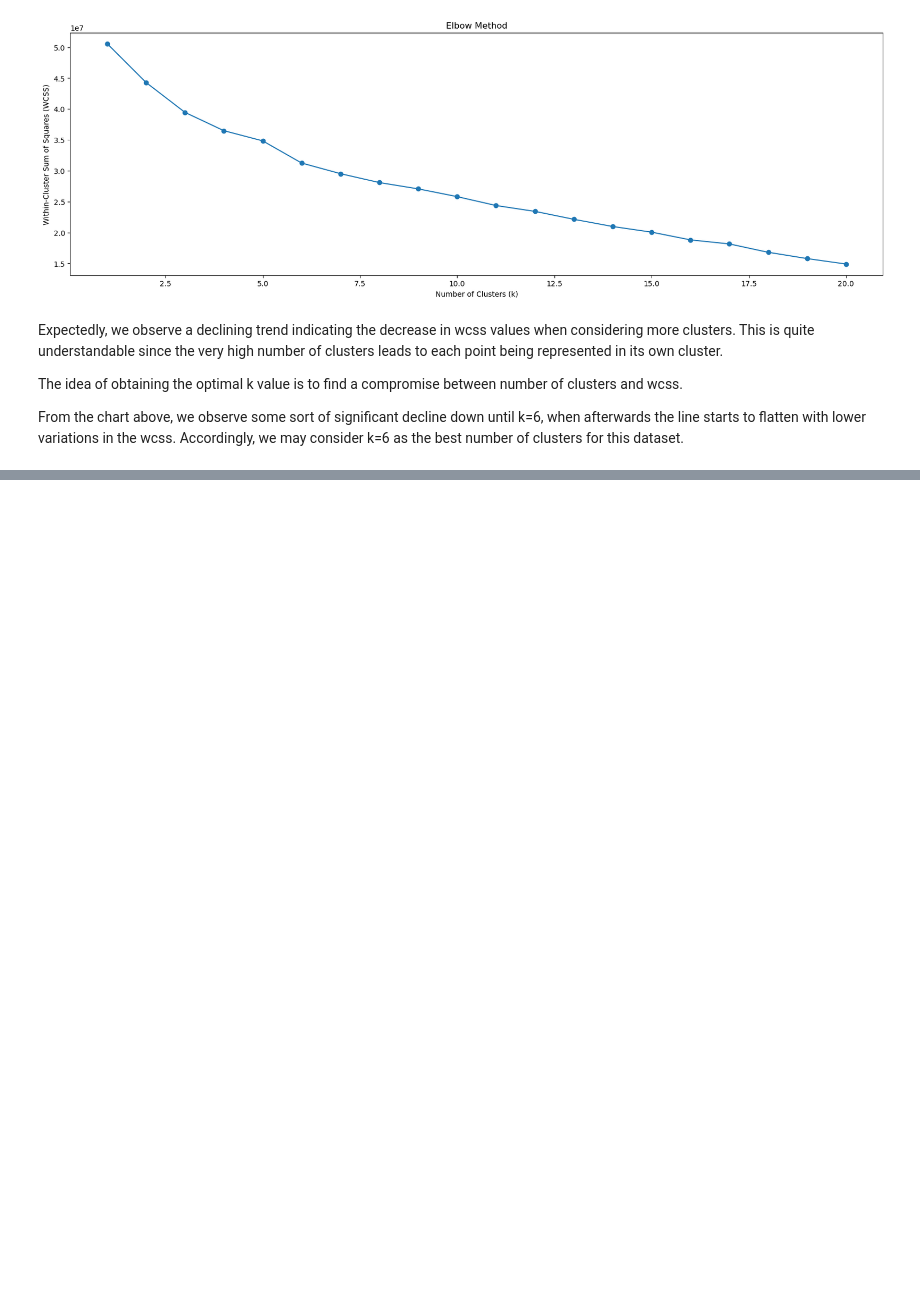
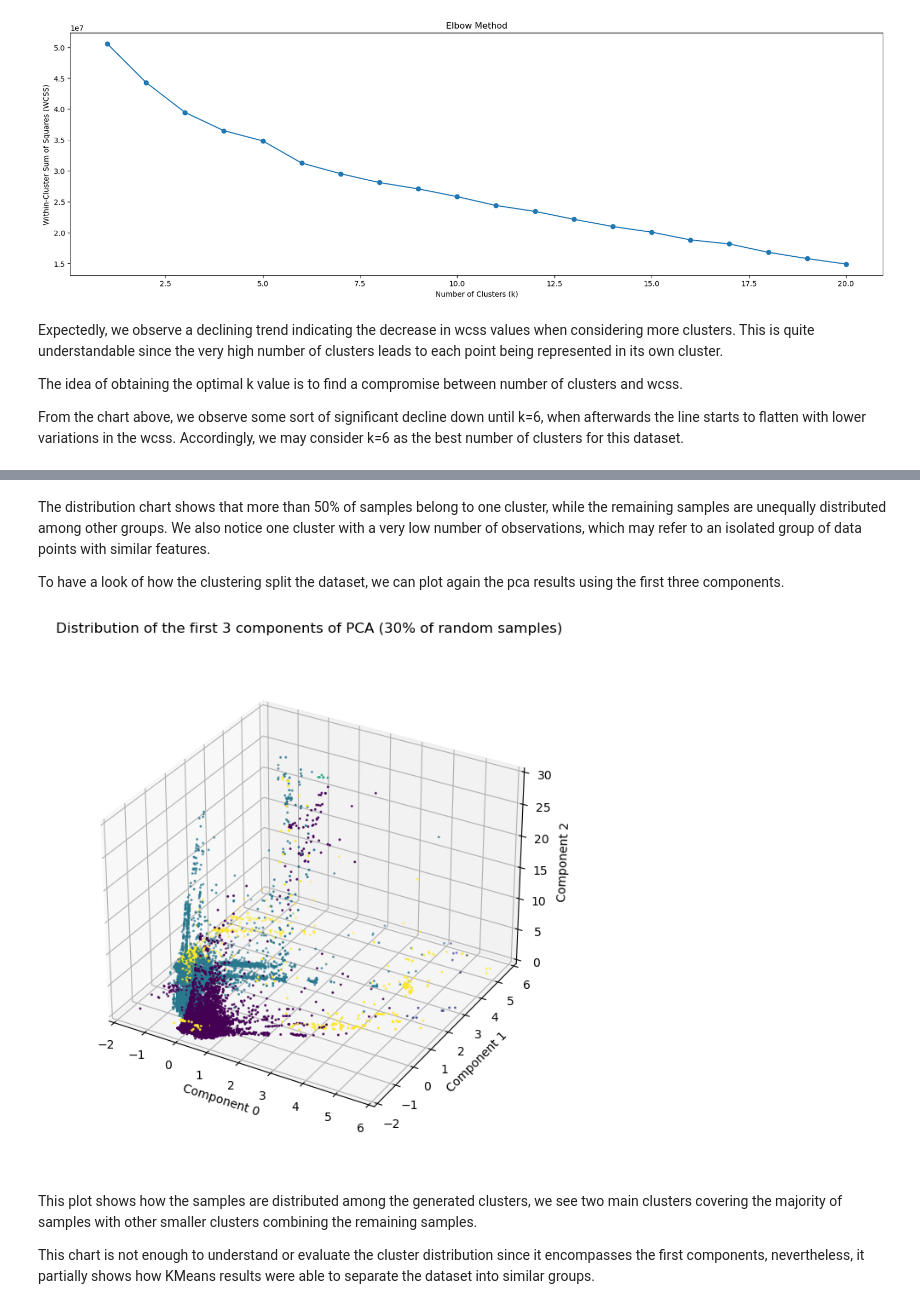
Before and after one commit to sinanw/ml-clustering-intrusion-detection, a Jupyter notebook: notebooks/3-data-analysis.ipynb, the cells around one changed output, grey strips where cells are left out. Saved outputs shown, nothing was run; the diff lists cells and outputs as text; code cells hidden in the pictures; blank space fills up the shorter version.

```diff
--- a/notebooks/3-data-analysis.ipynb
+++ b/notebooks/3-data-analysis.ipynb
@@ -233,0 +264,49 @@ From the chart above, we observe some sort of significant decline down until k=6
+# %% [markdown]
+The distribution chart shows that more than 50% of samples belong to one cluster, while the remaining samples are unequally distributed among other groups. We also notice one cluster with a very low number of observations, which may refer to an isolated group of data points with similar features.
+
+To have a look of how the clustering split the dataset, we can plot again the pca results using the first three components.
+# %%
+# Randomly sample a fraction of the data
+sample_fraction = 0.3
+data_pca_sampled = data_pca.sample(frac=sample_fraction)
+
+# Define limits for the plot
+x_limit = [-2, 6]
+y_limit = [-2, 6]
+z_limit = [0, 30]
+
+# Filter data based on limits
+data_pca_filtered = data_pca_sampled[
+    (data_pca_sampled['pca0'] >= x_limit[0]) & (data_pca_sampled['pca0'] <= x_limit[1]) &
+    (data_pca_sampled['pca1'] >= y_limit[0]) & (data_pca_sampled['pca1'] <= y_limit[1]) &
+    (data_pca_sampled['pca2'] >= z_limit[0]) & (data_pca_sampled['pca2'] <= z_limit[1])
+]
+
+# Create a 3D scatter plot
+fig = plt.figure(figsize = (8, 8))
+ax = plt.axes(projection ="3d")
+
+# Scatter plot with filtered data
+ax.scatter3D(data_pca_filtered["pca0"], data_pca_filtered["pca1"], data_pca_filtered["pca2"], marker='.', s=5, c=data_pca_filtered["cluster"])
+
+# Set title for the plot
+plt.title("Distribution of the first 3 components of PCA (30% of random samples)")
+
+# Set labels for axes
+ax.set_xlabel("Component 0")
+ax.set_ylabel("Component 1")
+ax.set_zlabel("Component 2")
+
+# Set limits for the plot
+ax.set_xlim(x_limit)
+ax.set_ylim(y_limit)
+ax.set_zlim(z_limit)
+
+ax.set_box_aspect(aspect=None, zoom=.9)
+plt.show()
+# %% [output]
+[figure, added]
+# %% [markdown]
+This plot shows how the samples are distributed among the generated clusters, we see two main clusters covering the majority of samples with other smaller clusters combining the remaining samples.
+
+This chart is not enough to understand or evaluate the cluster distribution since it encompasses the first components, nevertheless, it partially shows how KMeans results were able to separate the dataset into similar groups.
```
Also changed, not shown: parts of 8 cells of this notebook.
